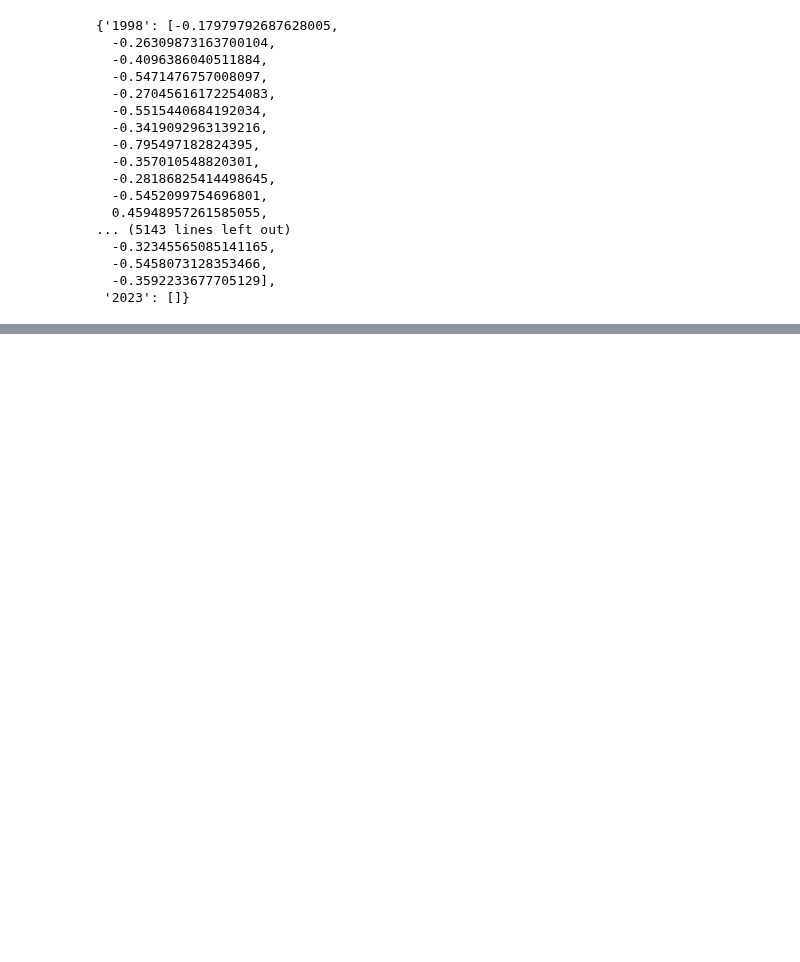
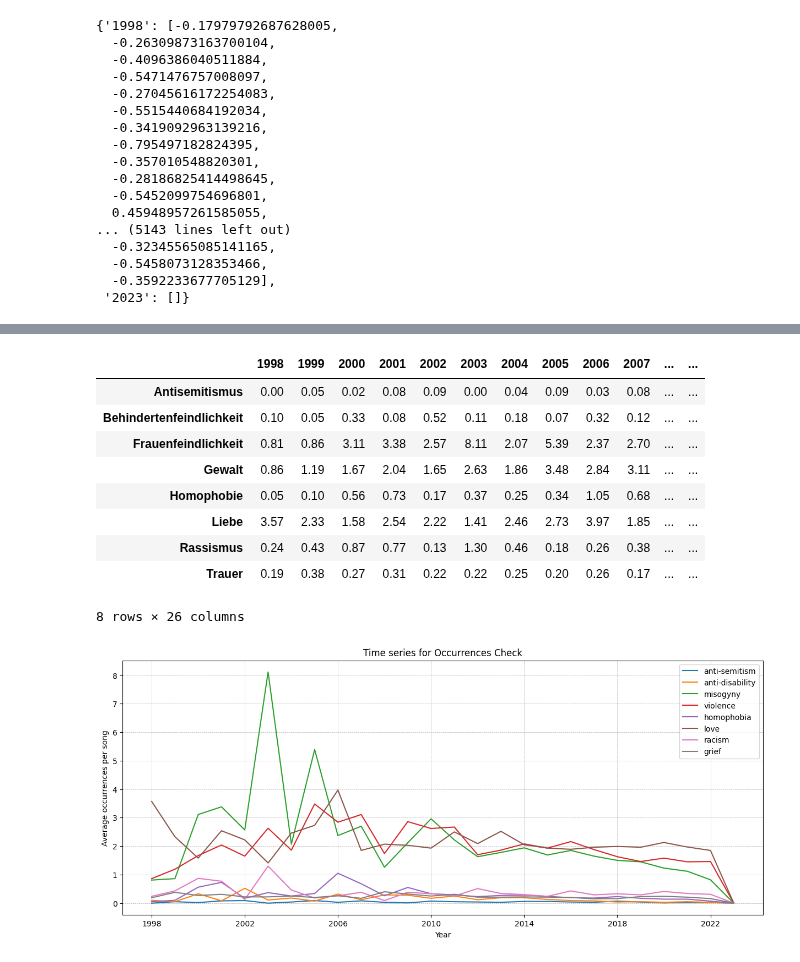
Before and after one commit to gsindlinger/IDSTA-Text-Miners, a Jupyter notebook: Project/Server/Pipeline/Analysis/Report.ipynb, the cells around one changed output, grey strips where cells are left out. Cells and saved outputs as stored; diff of their text form; code cells hidden in the pictures; blank space fills up the shorter version.

```diff
--- a/Project/Server/Pipeline/Analysis/Report.ipynb
+++ b/Project/Server/Pipeline/Analysis/Report.ipynb
@@ -276,0 +279,39 @@ plt.show()
+# %%
+# TODO: Time series for occurrences
+
+try:
+    results_occurences = results_occurences.drop('number_of_songs')
+except:
+    print('Exception')
+
+display(results_occurences)
+
+ticks = [str(num) for num in range(1998, 2023, 4)]
+
+fig, ax = plt.subplots(1,1, figsize =(15, 6))
+ax.plot(results_occurences.transpose())
+plt.xlabel("Year")  # add X-axis label
+plt.ylabel("Average occurrences per song")  # add Y-axis label
+
+plt.grid(linestyle = '--', linewidth = 0.5)
+plt.xticks(ticks)
+plt.title('Time series for Occurrences Check')
+ax.legend(["anti-semitism", "anti-disability", "misogyny", "violence", "homophobia", "love", "racism", "grief"])
+plt.savefig('../../data/time_series_occurrences'+ '.png')
+
+plt.show()
+
+
+# TODO: Time series for zero shot
+# %% [output]
+|  | 1998 | 1999 | 2000 | 2001 | 2002 | 2003 | 2004 | 2005 | 2006 | 2007 | ... | ... |
+| Antisemitismus | 0.00 | 0.05 | 0.02 | 0.08 | 0.09 | 0.00 | 0.04 | 0.09 | 0.03 | 0.08 | ... | ... |
+| Behindertenfeindlichkeit | 0.10 | 0.05 | 0.33 | 0.08 | 0.52 | 0.11 | 0.18 | 0.07 | 0.32 | 0.12 | ... | ... |
+| Frauenfeindlichkeit | 0.81 | 0.86 | 3.11 | 3.38 | 2.57 | 8.11 | 2.07 | 5.39 | 2.37 | 2.70 | ... | ... |
+| Gewalt | 0.86 | 1.19 | 1.67 | 2.04 | 1.65 | 2.63 | 1.86 | 3.48 | 2.84 | 3.11 | ... | ... |
+| Homophobie | 0.05 | 0.10 | 0.56 | 0.73 | 0.17 | 0.37 | 0.25 | 0.34 | 1.05 | 0.68 | ... | ... |
+| Liebe | 3.57 | 2.33 | 1.58 | 2.54 | 2.22 | 1.41 | 2.46 | 2.73 | 3.97 | 1.85 | ... | ... |
+| Rassismus | 0.24 | 0.43 | 0.87 | 0.77 | 0.13 | 1.30 | 0.46 | 0.18 | 0.26 | 0.38 | ... | ... |
+| Trauer | 0.19 | 0.38 | 0.27 | 0.31 | 0.22 | 0.22 | 0.25 | 0.20 | 0.26 | 0.17 | ... | ... |
+8 rows × 26 columns
+[figure, added]
```
Also changed, not shown: parts of 10 cells of this notebook, 5 other files.
